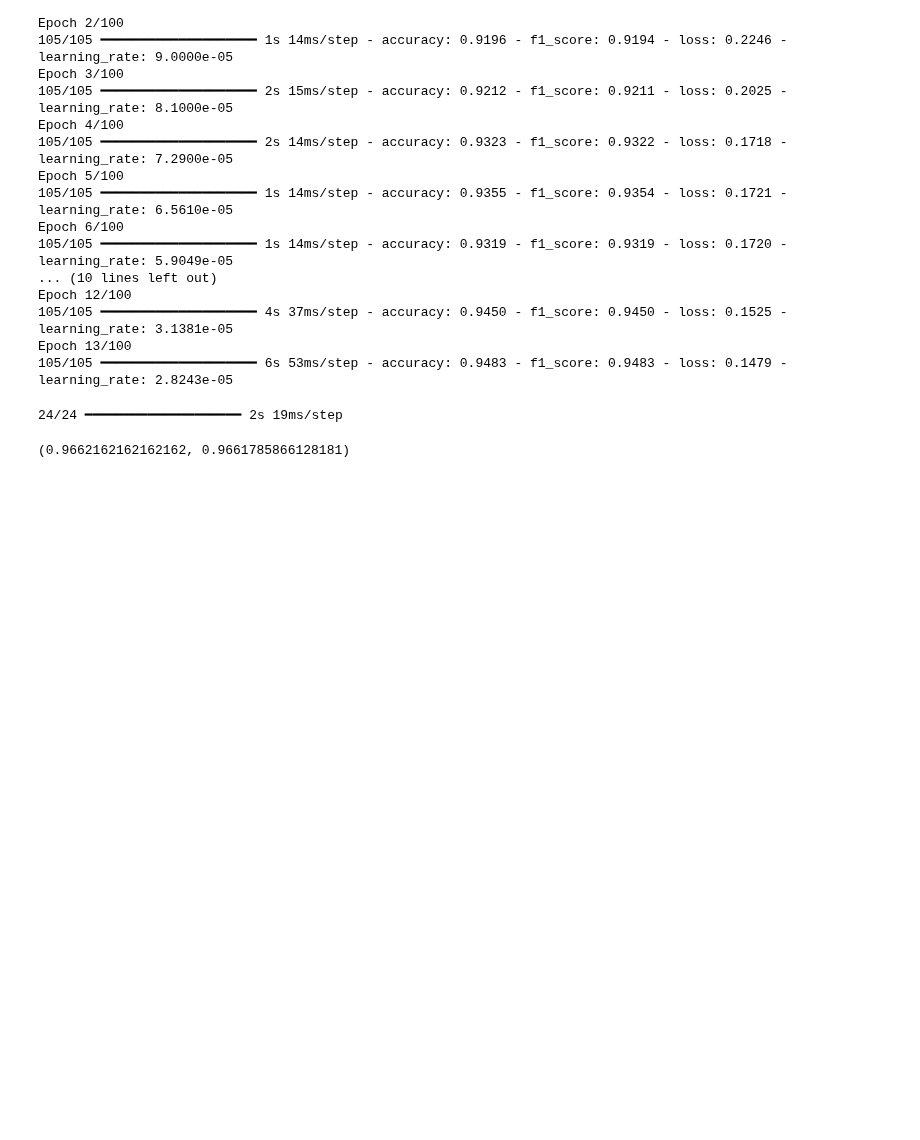
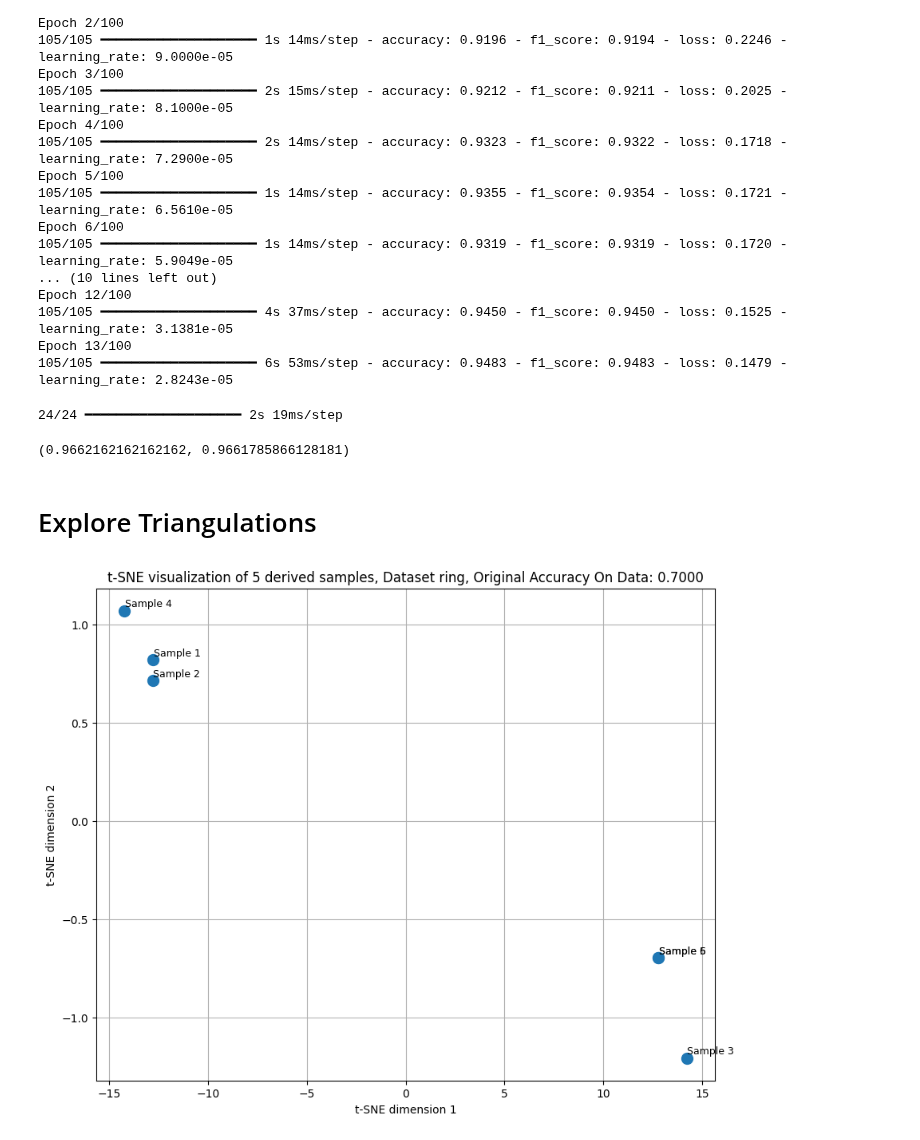
Before and after one commit to EdenYavin/Tabular-Cloud-ML, a Jupyter notebook: notebooks/embedding.ipynb, the cells around one changed output. Cells and saved outputs as stored; diff of their text form; code cells hidden in the pictures; blank space fills up the shorter version.

Commit message:
fix logging and added embedding vis

```diff
--- a/notebooks/embedding.ipynb
+++ b/notebooks/embedding.ipynb
@@ -417,3 +417,46 @@ baseline_model.evaluate(
 # %% [output]
 24/24 ━━━━━━━━━━━━━━━━━━━━ 2s 19ms/step
 (0.9662162162162162, 0.9661785866128181)
+# %% [markdown]
+# Explore Triangulations
+# %%
+import matplotlib.pyplot as plt # For visualization
+
+def visualize(data, dataset_name, acc=None):
+    triangulations = data.train.features[1, : 512 * 6].reshape(6, 512)
+
+
+    tsne_model = TSNE(
+        n_components=2,       # For 2D visualization
+        perplexity=1.33,
+        random_state=42,      # For reproducibility
+        metric="euclidean",   # Default metric
+        n_jobs=-1             # Use all available CPU cores
+    )
+    embedding = tsne_model.fit(triangulations)
+    plt.figure(figsize=(10, 8))
+
+    if embedding is not None:
+        plt.scatter(embedding[:, 0], embedding[:, 1], s=100) # s is marker size
+        # You can add labels if these 5 "samples" have distinct meanings
+        for i in range(embedding.shape[0]):
+            plt.text(embedding[i, 0] + 0.02, embedding[i, 1] + 0.02, f"Sample {i+1}", fontsize=9)
+    title = f't-SNE visualization of 5 derived samples, Dataset {dataset_name}'
+    if acc is not None:
+        title += f', Original Accuracy On Data: {acc:.4f}'
+    plt.title(title)
+    plt.xlabel('t-SNE dimension 1')
+    plt.ylabel('t-SNE dimension 2')
+    plt.grid(True)
+    plt.show()
+# %%
+import pickle
+from openTSNE import TSNE
+
+# First dataset Ring - It is a good result dataset with accuracy around 0.7
+with open("/Users/eden.yavin/Projects/Tabular-Cloud-ML/output/ring/rotate/cloud/xception/1/dataset.pkl", "rb") as f:
+    dataset = pickle.load(f)
+
+visualize(dataset, 'ring', 0.7)
+# %% [output]
+[figure, added]
```
Also changed, not shown: parts of 3 cells of this notebook, 2 other files.
